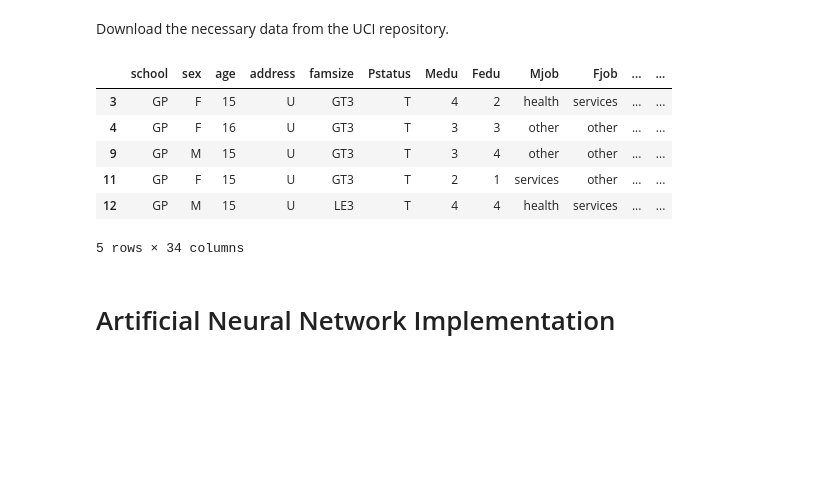
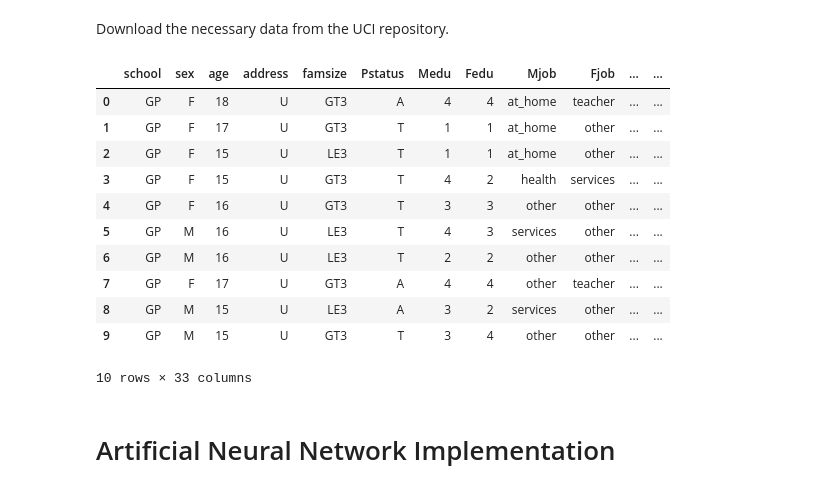
Before and after one commit to jjangsangy/GetDeeper, a Jupyter notebook: DeepLearning/PyNeuralNet.ipynb, the cells around one changed output. Cells and saved outputs as stored; diff of their text form; code cells hidden in the pictures; blank space fills up the shorter version.

```diff
--- a/DeepLearning/PyNeuralNet.ipynb
+++ b/DeepLearning/PyNeuralNet.ipynb
@@ -35,17 +35,3 @@ plt.rcParams['figure.figsize'] = 12, 8
 # Get The Data
 # %% [markdown]
 Download the necessary data from the UCI repository.
-# %%
-data = "https://raw.githubusercontent.com/jjangsangy/GetDeeper/master/DeepLearning/data/student_math_test.csv"
-
-df = pd.read_csv(data, index_col=0)
-
-df.head()
-# %% [output]
-|  | school | sex | age | address | famsize | Pstatus | Medu | Fedu | Mjob | Fjob | ... | ... |
-| 3 | GP | F | 15 | U | GT3 | T | 4 | 2 | health | services | ... | ... |
-| 4 | GP | F | 16 | U | GT3 | T | 3 | 3 | other | other | ... | ... |
-| 9 | GP | M | 15 | U | GT3 | T | 3 | 4 | other | other | ... | ... |
-| 11 | GP | F | 15 | U | GT3 | T | 2 | 1 | services | other | ... | ... |
-| 12 | GP | M | 15 | U | LE3 | T | 4 | 4 | health | services | ... | ... |
-5 rows × 34 columns
@@ -52,3 +59,20 @@ df.head()
+# %%
+df = pd.read_table('data/student-mat.csv', sep=';', index_col=None)
+
+df.head(10)
+# %% [output]
+|  | school | sex | age | address | famsize | Pstatus | Medu | Fedu | Mjob | Fjob | ... | ... |
+| 0 | GP | F | 18 | U | GT3 | A | 4 | 4 | at_home | teacher | ... | ... |
+| 1 | GP | F | 17 | U | GT3 | T | 1 | 1 | at_home | other | ... | ... |
+| 2 | GP | F | 15 | U | LE3 | T | 1 | 1 | at_home | other | ... | ... |
+| 3 | GP | F | 15 | U | GT3 | T | 4 | 2 | health | services | ... | ... |
+| 4 | GP | F | 16 | U | GT3 | T | 3 | 3 | other | other | ... | ... |
+| 5 | GP | M | 16 | U | LE3 | T | 4 | 3 | services | other | ... | ... |
+| 6 | GP | M | 16 | U | LE3 | T | 2 | 2 | other | other | ... | ... |
+| 7 | GP | F | 17 | U | GT3 | A | 4 | 4 | other | teacher | ... | ... |
+| 8 | GP | M | 15 | U | LE3 | A | 3 | 2 | services | other | ... | ... |
+| 9 | GP | M | 15 | U | GT3 | T | 3 | 4 | other | other | ... | ... |
+10 rows × 33 columns
 # %% [markdown]
 # Artificial Neural Network Implementation
 # %% [markdown]
```
Also changed, not shown: parts of 8 cells of this notebook, 2 other files.
